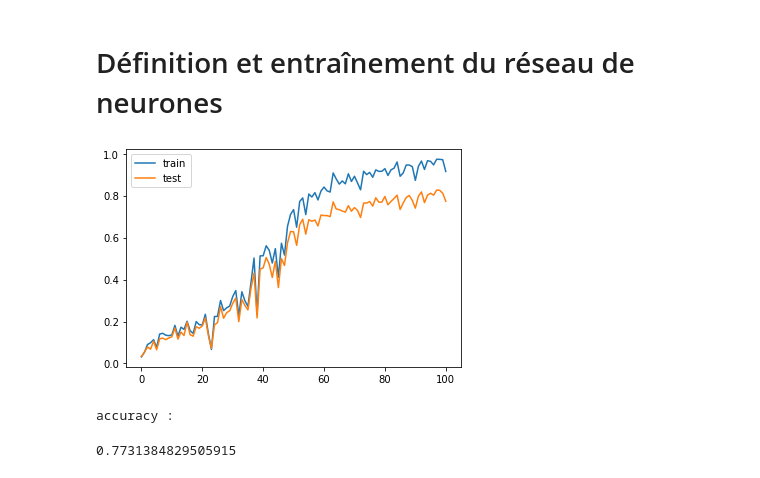
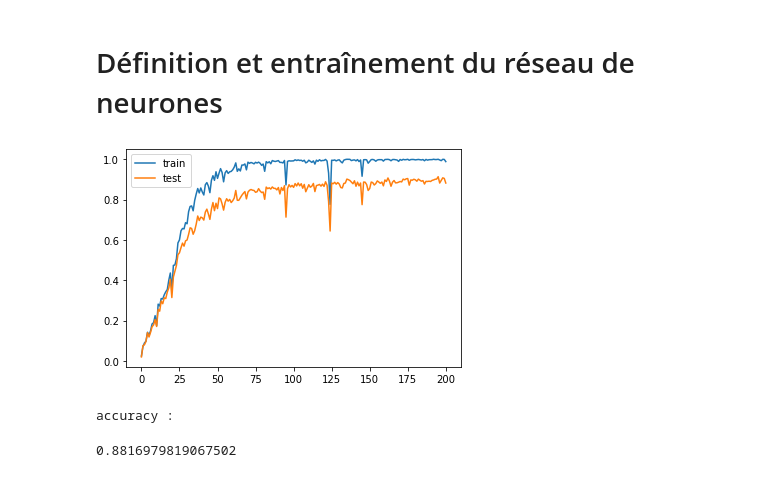
Before and after one commit to xavitator/modal_landscape, a Jupyter notebook: modal_cuda_vgg_non_pretrained_200.ipynb, the cells around one changed output. Drawn from its saved outputs; the diff is of its cells as text; code cells hidden in the pictures.

Commit message:
ggnet ImageNet sup150

```diff
--- a/modal_cuda_vgg_non_pretrained_200.ipynb
+++ b/modal_cuda_vgg_non_pretrained_200.ipynb
@@ -269,35 +269,35 @@ def vgg11_bn(num_classes, pretrained=False, letter='A', **kwargs):
     model.classifier = vgg_11_classifier(num_classes)
     return model
 # %%
-epochs = 100
+epochs = 200
 criterion = nn.CrossEntropyLoss()
 
 net = vgg11_bn(num_classes=num_classes, pretrained=False).cuda()
 
 
 opt = torch.optim.Adam(net.parameters(),lr=1e-3,betas=(0.9, 0.999),eps=1e-08)
 
 compteur = 0
 
 preci_train = []
 preci_test = []
 
 preci_train.append(accuracy(net, train_set))
 preci_test.append(accuracy(net, test_set))
 
 for i in tnrange(epochs) :
     train_epoch(net, train_set, opt, criterion, batch_size=25)
     preci_train.append(accuracy(net, train_set))
     preci_test.append(accuracy(net, test_set))
 
 plt.plot(range(len(preci_train)), preci_train, label = "train")
 plt.plot(range(len(preci_test)), preci_test, label = "test")
 plt.legend()
 plt.show()
 
 print("accuracy :")
 accuracy(net, test_set)
 # %% [output]
-[figure, old version]
+[figure, new version]
 accuracy :
-0.7731384829505915
+0.8816979819067502
```
Also changed, not shown: 22 other files.
